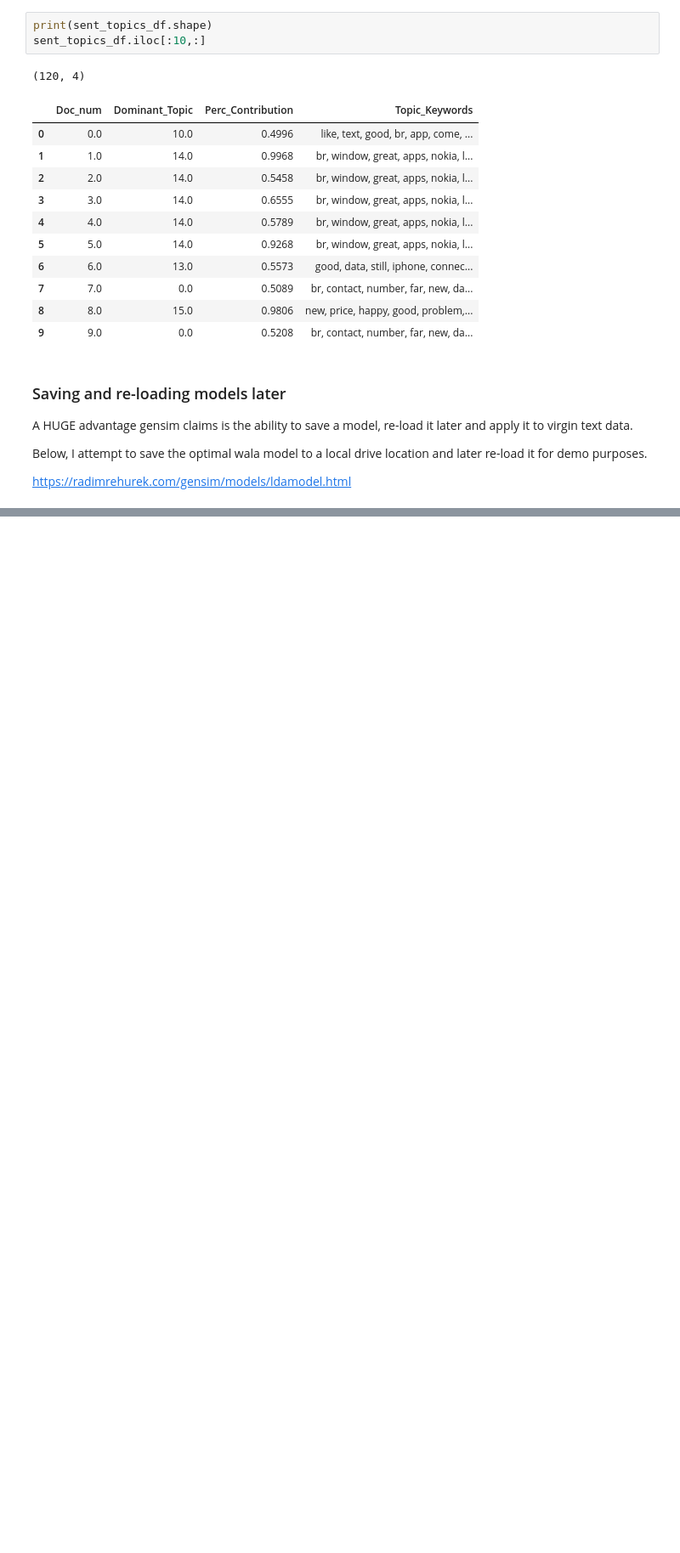
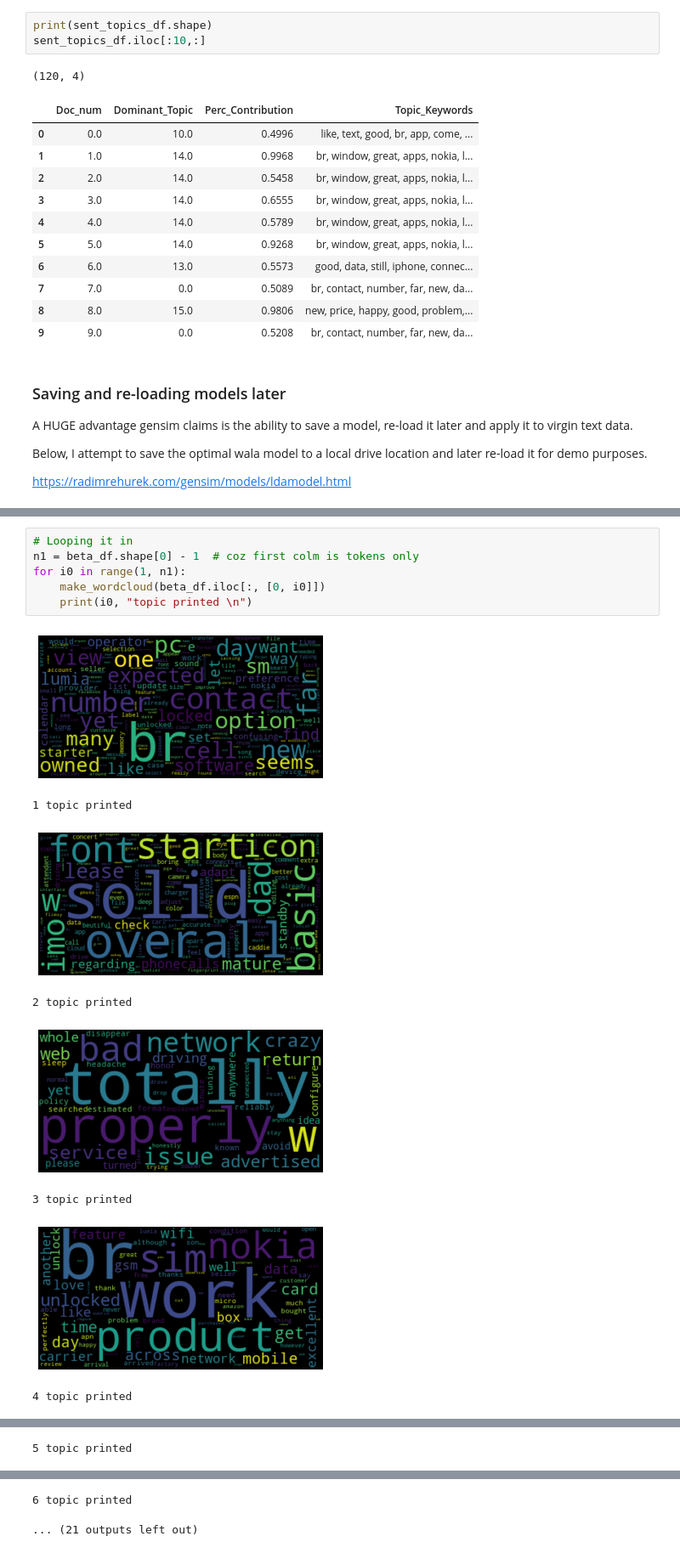
Before and after one commit to sudhir-voleti/research, a Jupyter notebook: LTM via sourced Gensim.ipynb, the cells around one changed output, grey strips where cells are left out. Shown at 85% size. Saved outputs shown, nothing was run; the diff lists cells and outputs as text; blank space fills up the shorter version.

```diff
--- a/LTM via sourced Gensim.ipynb
+++ b/LTM via sourced Gensim.ipynb
@@ -165,0 +215,15 @@ Sudhir
+# %%
+# Looping it in
+n1 = beta_df.shape[0] - 1  # coz first colm is tokens only
+for i0 in range(1, n1):
+    make_wordcloud(beta_df.iloc[:, [0, i0]])
+    print(i0, "topic printed \n")
+# %% [output]
+[figure, added]
+1 topic printed
+[figure, added]
+2 topic printed
+[figure, added]
+3 topic printed
+[figure, added]
+4 topic printed
@@ -165,0 +231 @@ Sudhir
+5 topic printed
@@ -165,0 +233,2 @@ Sudhir
+6 topic printed
+... (21 outputs left out)
```
Also changed, not shown: parts of 6 cells of this notebook.
